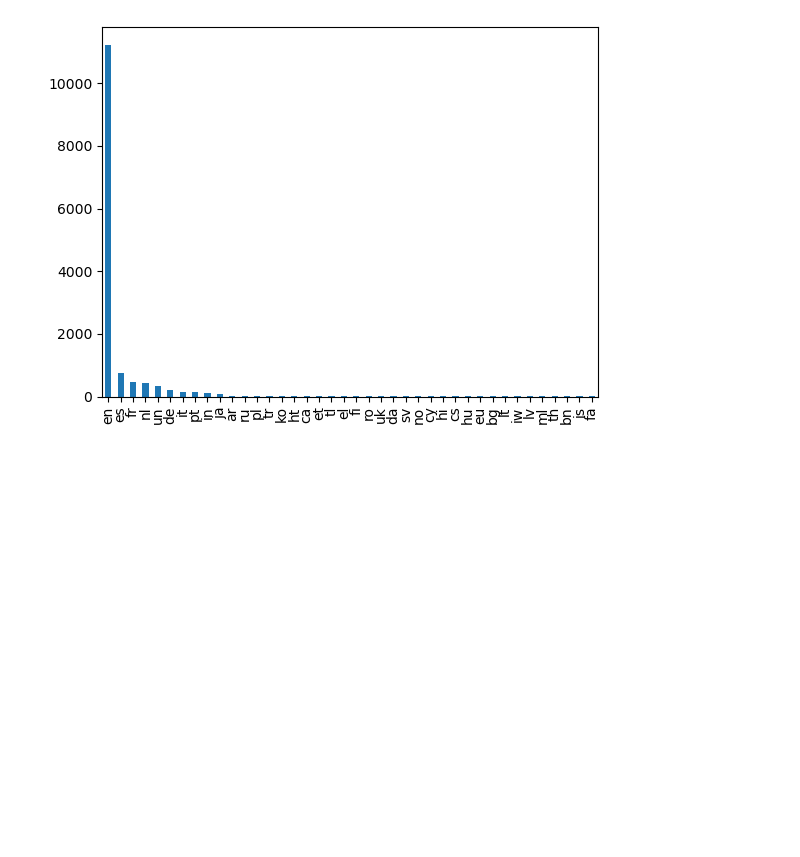
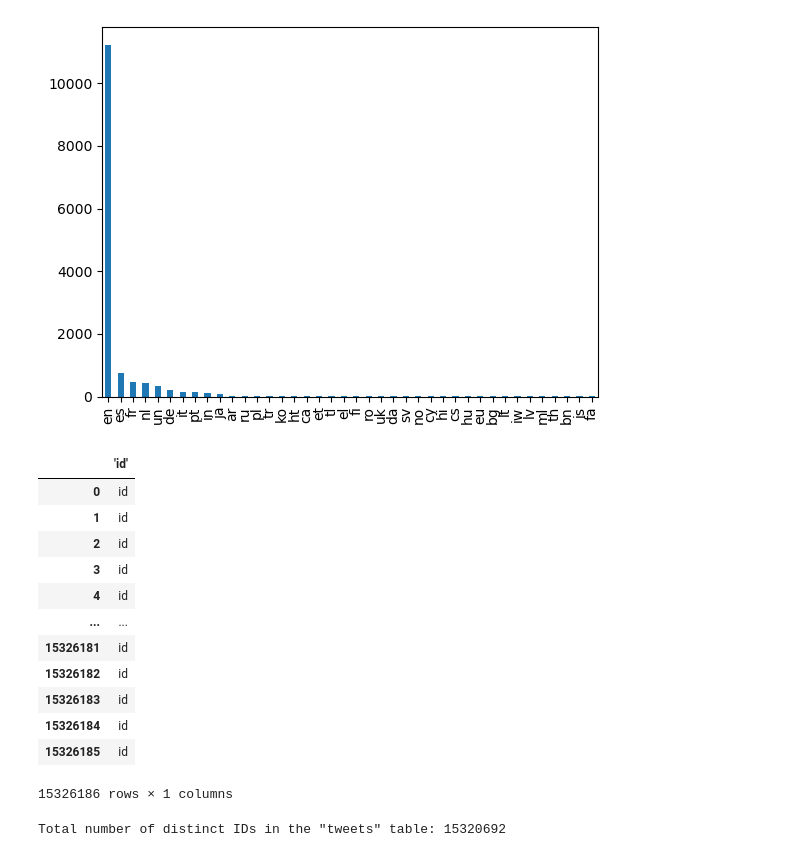
Before and after one commit to dashenter/DBL, a Jupyter notebook: DataBaseAccess.ipynb, the cells around one changed output. Drawn from its saved outputs; the diff is of its cells as text; code cells hidden in the pictures; blank space fills up the shorter version.

Commit message:
final database in the making

```diff
--- a/DataBaseAccess.ipynb
+++ b/DataBaseAccess.ipynb
@@ -43,3 +43,50 @@ plt.show()
 # %% [output]
 NameError: name 'plt' is not defined
 [figure]
+# %%
+path = 'tweets_database.db'
+cnx = sqlite3.connect(path)
+
+QUERY = '''
+    SELECT 'id'
+    FROM "tweets"
+'''
+
+df_ = pd.read_sql_query(QUERY, cnx)
+df_
+# %% [output]
+|  | 'id' |
+| 0 | id |
+| 1 | id |
+| 2 | id |
+| 3 | id |
+| 4 | id |
+| ... | ... |
+| 15326181 | id |
+| 15326182 | id |
+| 15326183 | id |
+| 15326184 | id |
+| 15326185 | id |
+15326186 rows × 1 columns
+# %%
+conn = sqlite3.connect('tweets_database.db')
+c = conn.cursor()
+# Write your query
+query = """
+SELECT COUNT(is_quote_status)
+FROM tweets
+"""
+
+# Execute the query
+c.execute(query)
+
+# Fetch the resulting row
+distinct_id_count = c.fetchone()[0]
+
+# Close the SQLite connection
+conn.close()
+
+# Print the row count
+print(f'Total number of distinct IDs in the "tweets" table: {distinct_id_count}')
+# %% [output]
+Total number of distinct IDs in the "tweets" table: 15320692
```
